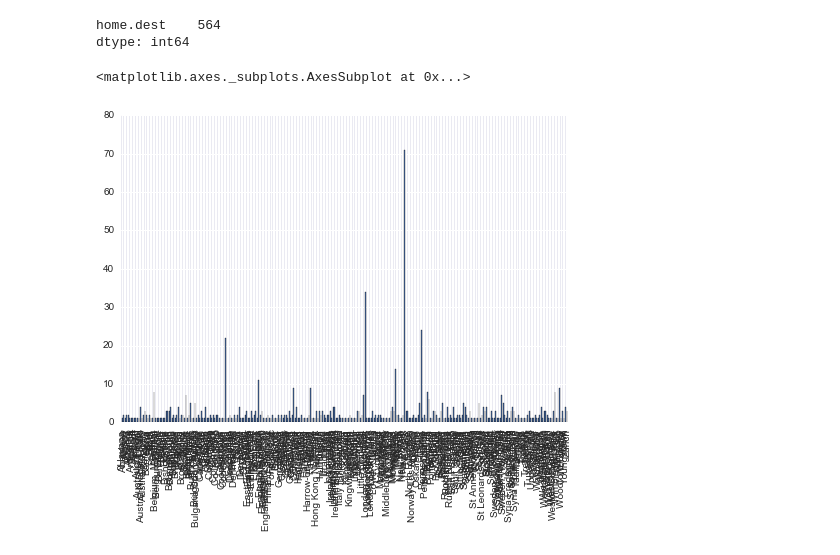
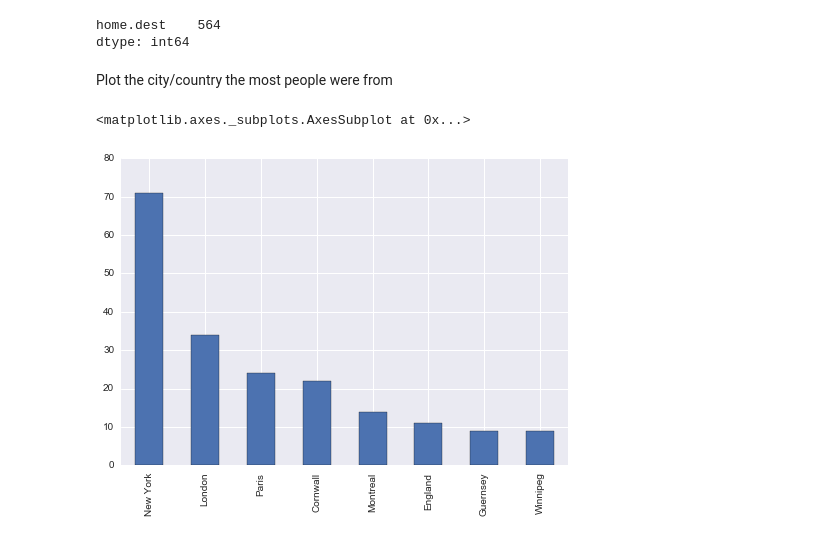
Before and after one commit to bojbilla/AdaHomeworks, a Jupyter notebook: 01 - Pandas and Data Wrangling/Data Wrangling with Pandas.ipynb, the cells around one changed output. Drawn from its saved outputs; the diff is of its cells as text; code cells hidden in the pictures.

```diff
--- a/01 - Pandas and Data Wrangling/Data Wrangling with Pandas.ipynb
+++ b/01 - Pandas and Data Wrangling/Data Wrangling with Pandas.ipynb
@@ -1845,9 +1843,11 @@ home.dest    564
 dtype: int64
 # %%
 titanic_town = titanic['home.dest'].dropna().copy()
+# %% [markdown]
+Plot the city/country the most people were from
 # %%
 titanic_town_maped = titanic_town.map(lambda x: re.search('^([^,|/]*)',x).group(0).strip())
-titanic_town_maped.groupby(titanic_town_maped.values).size().sort().head.plot(kind='bar')
+titanic_town_maped.groupby(titanic_town_maped.values).size().sort_values(ascending=0).head(8).plot(kind='bar')
 # %% [output]
 <matplotlib.axes._subplots.AxesSubplot at 0x...>
-[figure, old version]
+[figure, new version]
```
Also changed, not shown: parts of 10 cells of this notebook.
